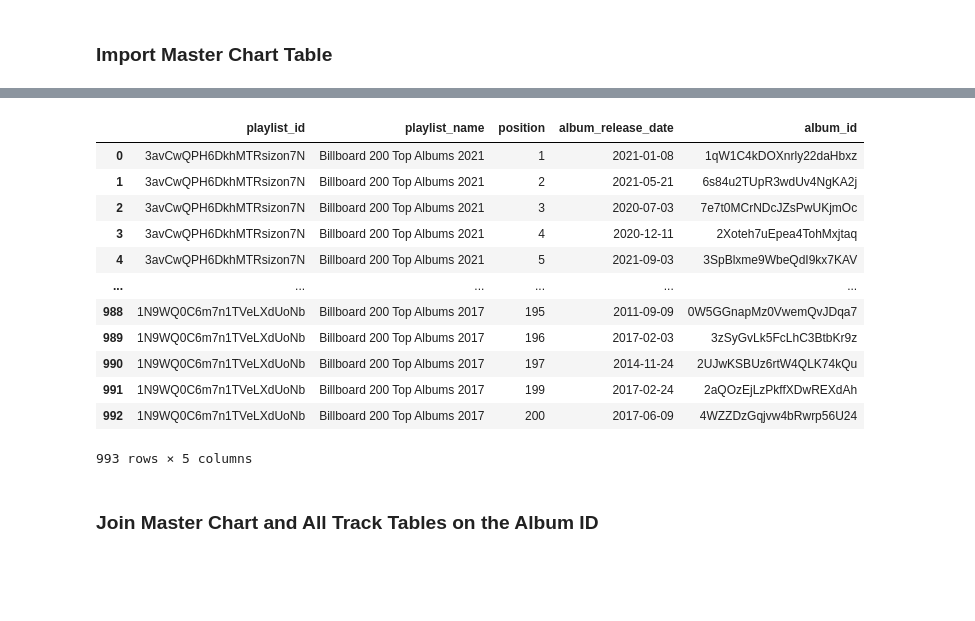
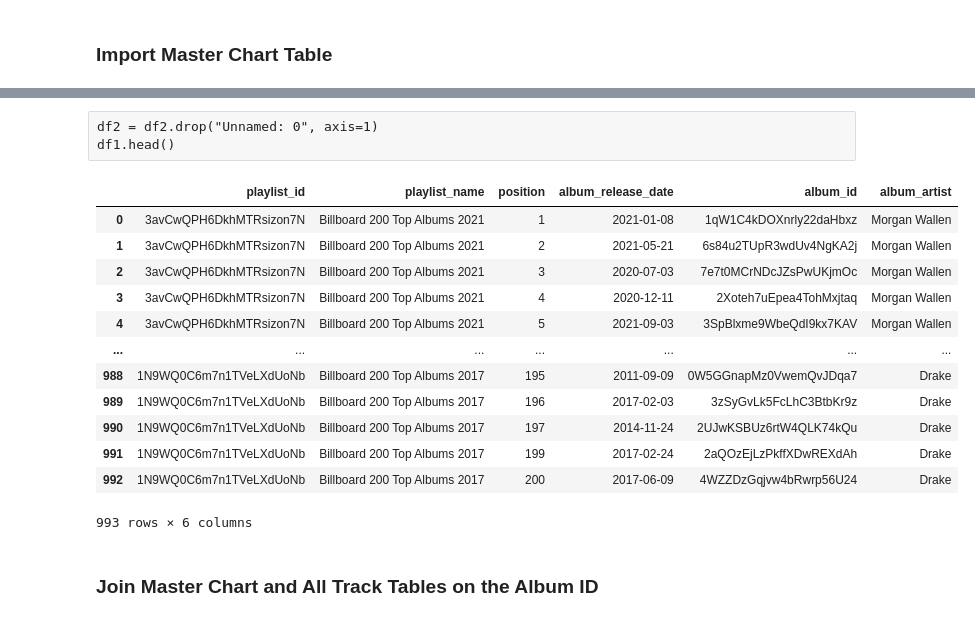
Before and after one commit to katieravenwood/Spotify-Five-Year-Analysis-Project, a Jupyter notebook: notebooks/ExploratoryAnalysis.ipynb, the cells around one changed output, grey strips where cells are left out. Saved outputs shown, nothing was run; the diff lists cells and outputs as text; code cells hidden in the pictures; blank space fills up the shorter version.

```diff
--- a/notebooks/ExploratoryAnalysis.ipynb
+++ b/notebooks/ExploratoryAnalysis.ipynb
@@ -37,8 +23,8 @@ df1
 # %% [markdown]
 ### Import Master Chart Table
 # %%
-df2=pd.read_csv("../data/MasterChartTable.csv")
-df2
+df2=pd.read_csv("../data/MasterChartTableRecoded.csv")
+df2.head()
 # %% [output]
 |  | Unnamed: 0 | playlist_id | playlist_name | position | album_name | album_id | album_release_date | ... |
 | 0 | 0 | 3avCwQPH6DkhMTRsizon7N | Billboard 200 Top Albums 2021 | 1 | Dangerous: The Double Album | 1qW1C4kDOXnrly22daHbxz | 2021-01-08 | ... |
@@ -56,20 +35,23 @@ df2
+# %% [raw]
+df2 = df2.drop("Unnamed: 0", axis=1)
+df1.head()
 # %%
-df3 = df2[["playlist_id", "playlist_name", "position", "album_release_date", "album_id"]]
+df3 = df2[["playlist_id", "playlist_name", "position", "album_release_date", "album_id", 'album_artist']]
 df3
 # %% [output]
-|  | playlist_id | playlist_name | position | album_release_date | album_id |
-| 0 | 3avCwQPH6DkhMTRsizon7N | Billboard 200 Top Albums 2021 | 1 | 2021-01-08 | 1qW1C4kDOXnrly22daHbxz |
-| 1 | 3avCwQPH6DkhMTRsizon7N | Billboard 200 Top Albums 2021 | 2 | 2021-05-21 | 6s84u2TUpR3wdUv4NgKA2j |
-| 2 | 3avCwQPH6DkhMTRsizon7N | Billboard 200 Top Albums 2021 | 3 | 2020-07-03 | 7e7t0MCrNDcJZsPwUKjmOc |
-| 3 | 3avCwQPH6DkhMTRsizon7N | Billboard 200 Top Albums 2021 | 4 | 2020-12-11 | 2Xoteh7uEpea4TohMxjtaq |
-| 4 | 3avCwQPH6DkhMTRsizon7N | Billboard 200 Top Albums 2021 | 5 | 2021-09-03 | 3SpBlxme9WbeQdI9kx7KAV |
-| ... | ... | ... | ... | ... | ... |
-| 988 | 1N9WQ0C6m7n1TVeLXdUoNb | Billboard 200 Top Albums 2017 | 195 | 2011-09-09 | 0W5GGnapMz0VwemQvJDqa7 |
-| 989 | 1N9WQ0C6m7n1TVeLXdUoNb | Billboard 200 Top Albums 2017 | 196 | 2017-02-03 | 3zSyGvLk5FcLhC3BtbKr9z |
-| 990 | 1N9WQ0C6m7n1TVeLXdUoNb | Billboard 200 Top Albums 2017 | 197 | 2014-11-24 | 2UJwKSBUz6rtW4QLK74kQu |
-| 991 | 1N9WQ0C6m7n1TVeLXdUoNb | Billboard 200 Top Albums 2017 | 199 | 2017-02-24 | 2aQOzEjLzPkffXDwREXdAh |
-| 992 | 1N9WQ0C6m7n1TVeLXdUoNb | Billboard 200 Top Albums 2017 | 200 | 2017-06-09 | 4WZZDzGqjvw4bRwrp56U24 |
+|  | playlist_id | playlist_name | position | album_release_date | album_id | album_artist |
+| 0 | 3avCwQPH6DkhMTRsizon7N | Billboard 200 Top Albums 2021 | 1 | 2021-01-08 | 1qW1C4kDOXnrly22daHbxz | Morgan Wallen |
+| 1 | 3avCwQPH6DkhMTRsizon7N | Billboard 200 Top Albums 2021 | 2 | 2021-05-21 | 6s84u2TUpR3wdUv4NgKA2j | Morgan Wallen |
+| 2 | 3avCwQPH6DkhMTRsizon7N | Billboard 200 Top Albums 2021 | 3 | 2020-07-03 | 7e7t0MCrNDcJZsPwUKjmOc | Morgan Wallen |
+| 3 | 3avCwQPH6DkhMTRsizon7N | Billboard 200 Top Albums 2021 | 4 | 2020-12-11 | 2Xoteh7uEpea4TohMxjtaq | Morgan Wallen |
+| 4 | 3avCwQPH6DkhMTRsizon7N | Billboard 200 Top Albums 2021 | 5 | 2021-09-03 | 3SpBlxme9WbeQdI9kx7KAV | Morgan Wallen |
+| ... | ... | ... | ... | ... | ... | ... |
+| 988 | 1N9WQ0C6m7n1TVeLXdUoNb | Billboard 200 Top Albums 2017 | 195 | 2011-09-09 | 0W5GGnapMz0VwemQvJDqa7 | Drake |
+| 989 | 1N9WQ0C6m7n1TVeLXdUoNb | Billboard 200 Top Albums 2017 | 196 | 2017-02-03 | 3zSyGvLk5FcLhC3BtbKr9z | Drake |
+| 990 | 1N9WQ0C6m7n1TVeLXdUoNb | Billboard 200 Top Albums 2017 | 197 | 2014-11-24 | 2UJwKSBUz6rtW4QLK74kQu | Drake |
+| 991 | 1N9WQ0C6m7n1TVeLXdUoNb | Billboard 200 Top Albums 2017 | 199 | 2017-02-24 | 2aQOzEjLzPkffXDwREXdAh | Drake |
+| 992 | 1N9WQ0C6m7n1TVeLXdUoNb | Billboard 200 Top Albums 2017 | 200 | 2017-06-09 | 4WZZDzGqjvw4bRwrp56U24 | Drake |
-993 rows × 5 columns
+993 rows × 6 columns
 # %% [markdown]
 ### Join Master Chart and All Track Tables on the Album ID
 # %%
```
Also changed, not shown: parts of 24 cells of this notebook, 4 other files.
